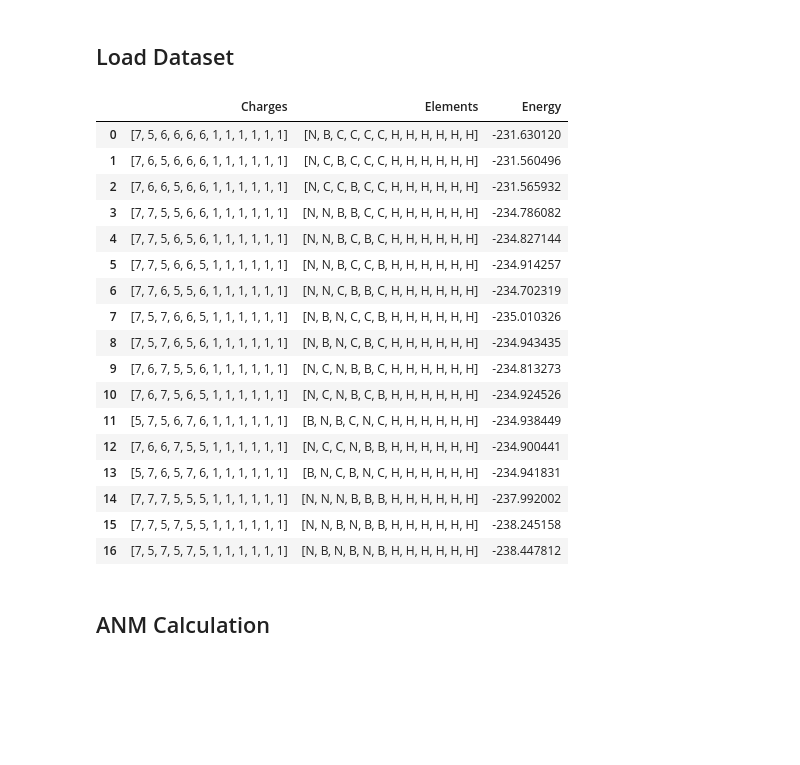
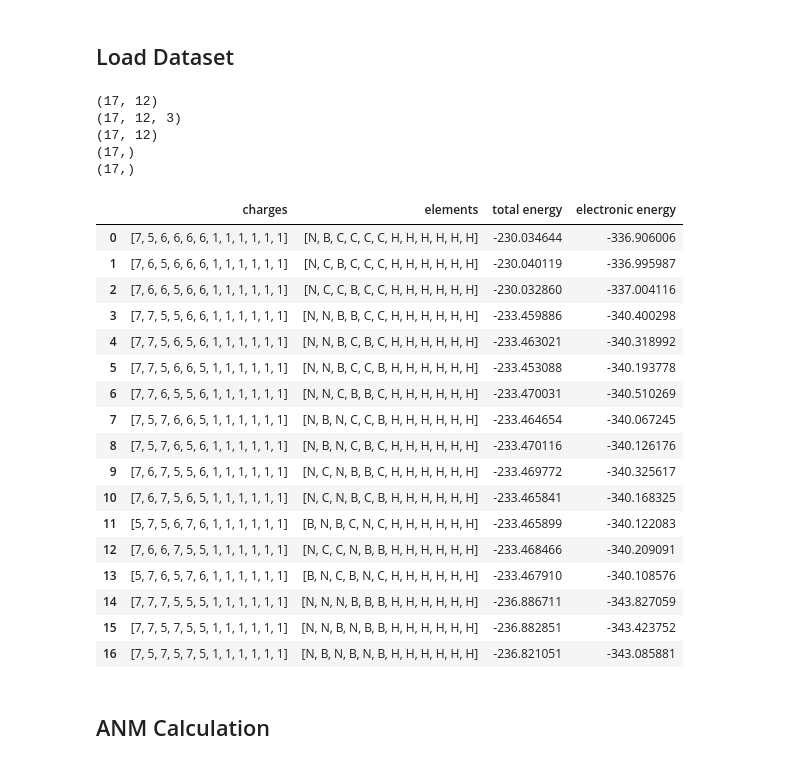
Before and after one commit to GabrielWu2004/Alchemical_Normal_Modes, a Jupyter notebook: ML_with_ANM/ML_code/ML_Benzene.ipynb, the cells around one changed output. Saved outputs shown, nothing was run; the diff lists cells and outputs as text; code cells hidden in the pictures; blank space fills up the shorter version.

```diff
--- a/ML_with_ANM/ML_code/ML_Benzene.ipynb
+++ b/ML_with_ANM/ML_code/ML_Benzene.ipynb
@@ -26,30 +26,53 @@ charges, coords, elements, energies = data['charges'], data['coords'], data['ele
+# %%
+# Load the dataset
+total_energy_data = np.load('../Data/Benzene_BNdoping_PBE0_pcX2_opt.npz', allow_pickle=True)
+electronic_energy_data = np.load('../Data/Benzene_BNdoping_PBE0_pcX2_electronic_opt.npz', allow_pickle=True)
+
+# Unpack the data into numpy arrays
+charges, coords, elements, total_energy, electronic_energy = total_energy_data['charges'], total_energy_data['coords'], total_energy_data['elements'], total_energy_data['energies'], electronic_energy_data['energies']
+# %%
+# Understand the dimension of the data
+
+print(charges.shape) # (17, 12)
+print(coords.shape) # (17, 12, 3)
+print(elements.shape) # (17, 12)
+print(total_energy.shape) # (17,)
+print(electronic_energy.shape) #(17,)
+# %% [output]
+(17, 12)
+(17, 12, 3)
+(17, 12)
+(17,)
+(17,)
 # %%
-columns = ['Charges', 'Elements', 'Energy']
+# Creating pandas dataframe for the data
+
+columns = ['charges', 'elements', 'total energy', 'electronic energy']
 benzene_data = pd.DataFrame(columns=columns)
 
-# print(benzene_data)
-benzene_data['Charges'] = charges.tolist()
-benzene_data['Elements'] = elements.tolist()
-benzene_data['Energy'] = energies.tolist()
+benzene_data['charges'] = charges.tolist()
+benzene_data['elements'] = elements.tolist()
+benzene_data['total energy'] = total_energy.tolist()
+benzene_data['electronic energy'] = electronic_energy.tolist()
 display(benzene_data)
 # %% [output]
-|  | Charges | Elements | Energy |
-| 0 | [7, 5, 6, 6, 6, 6, 1, 1, 1, 1, 1, 1] | [N, B, C, C, C, C, H, H, H, H, H, H] | -231.630120 |
-| 1 | [7, 6, 5, 6, 6, 6, 1, 1, 1, 1, 1, 1] | [N, C, B, C, C, C, H, H, H, H, H, H] | -231.560496 |
-| 2 | [7, 6, 6, 5, 6, 6, 1, 1, 1, 1, 1, 1] | [N, C, C, B, C, C, H, H, H, H, H, H] | -231.565932 |
-| 3 | [7, 7, 5, 5, 6, 6, 1, 1, 1, 1, 1, 1] | [N, N, B, B, C, C, H, H, H, H, H, H] | -234.786082 |
-| 4 | [7, 7, 5, 6, 5, 6, 1, 1, 1, 1, 1, 1] | [N, N, B, C, B, C, H, H, H, H, H, H] | -234.827144 |
-| 5 | [7, 7, 5, 6, 6, 5, 1, 1, 1, 1, 1, 1] | [N, N, B, C, C, B, H, H, H, H, H, H] | -234.914257 |
-| 6 | [7, 7, 6, 5, 5, 6, 1, 1, 1, 1, 1, 1] | [N, N, C, B, B, C, H, H, H, H, H, H] | -234.702319 |
-| 7 | [7, 5, 7, 6, 6, 5, 1, 1, 1, 1, 1, 1] | [N, B, N, C, C, B, H, H, H, H, H, H] | -235.010326 |
-| 8 | [7, 5, 7, 6, 5, 6, 1, 1, 1, 1, 1, 1] | [N, B, N, C, B, C, H, H, H, H, H, H] | -234.943435 |
-| 9 | [7, 6, 7, 5, 5, 6, 1, 1, 1, 1, 1, 1] | [N, C, N, B, B, C, H, H, H, H, H, H] | -234.813273 |
-| 10 | [7, 6, 7, 5, 6, 5, 1, 1, 1, 1, 1, 1] | [N, C, N, B, C, B, H, H, H, H, H, H] | -234.924526 |
-| 11 | [5, 7, 5, 6, 7, 6, 1, 1, 1, 1, 1, 1] | [B, N, B, C, N, C, H, H, H, H, H, H] | -234.938449 |
-| 12 | [7, 6, 6, 7, 5, 5, 1, 1, 1, 1, 1, 1] | [N, C, C, N, B, B, H, H, H, H, H, H] | -234.900441 |
-| 13 | [5, 7, 6, 5, 7, 6, 1, 1, 1, 1, 1, 1] | [B, N, C, B, N, C, H, H, H, H, H, H] | -234.941831 |
-| 14 | [7, 7, 7, 5, 5, 5, 1, 1, 1, 1, 1, 1] | [N, N, N, B, B, B, H, H, H, H, H, H] | -237.992002 |
-| 15 | [7, 7, 5, 7, 5, 5, 1, 1, 1, 1, 1, 1] | [N, N, B, N, B, B, H, H, H, H, H, H] | -238.245158 |
-| 16 | [7, 5, 7, 5, 7, 5, 1, 1, 1, 1, 1, 1] | [N, B, N, B, N, B, H, H, H, H, H, H] | -238.447812 |
+|  | charges | elements | total energy | electronic energy |
+| 0 | [7, 5, 6, 6, 6, 6, 1, 1, 1, 1, 1, 1] | [N, B, C, C, C, C, H, H, H, H, H, H] | -230.034644 | -336.906006 |
+| 1 | [7, 6, 5, 6, 6, 6, 1, 1, 1, 1, 1, 1] | [N, C, B, C, C, C, H, H, H, H, H, H] | -230.040119 | -336.995987 |
+| 2 | [7, 6, 6, 5, 6, 6, 1, 1, 1, 1, 1, 1] | [N, C, C, B, C, C, H, H, H, H, H, H] | -230.032860 | -337.004116 |
+| 3 | [7, 7, 5, 5, 6, 6, 1, 1, 1, 1, 1, 1] | [N, N, B, B, C, C, H, H, H, H, H, H] | -233.459886 | -340.400298 |
+| 4 | [7, 7, 5, 6, 5, 6, 1, 1, 1, 1, 1, 1] | [N, N, B, C, B, C, H, H, H, H, H, H] | -233.463021 | -340.318992 |
+| 5 | [7, 7, 5, 6, 6, 5, 1, 1, 1, 1, 1, 1] | [N, N, B, C, C, B, H, H, H, H, H, H] | -233.453088 | -340.193778 |
+| 6 | [7, 7, 6, 5, 5, 6, 1, 1, 1, 1, 1, 1] | [N, N, C, B, B, C, H, H, H, H, H, H] | -233.470031 | -340.510269 |
+| 7 | [7, 5, 7, 6, 6, 5, 1, 1, 1, 1, 1, 1] | [N, B, N, C, C, B, H, H, H, H, H, H] | -233.464654 | -340.067245 |
+| 8 | [7, 5, 7, 6, 5, 6, 1, 1, 1, 1, 1, 1] | [N, B, N, C, B, C, H, H, H, H, H, H] | -233.470116 | -340.126176 |
+| 9 | [7, 6, 7, 5, 5, 6, 1, 1, 1, 1, 1, 1] | [N, C, N, B, B, C, H, H, H, H, H, H] | -233.469772 | -340.325617 |
+| 10 | [7, 6, 7, 5, 6, 5, 1, 1, 1, 1, 1, 1] | [N, C, N, B, C, B, H, H, H, H, H, H] | -233.465841 | -340.168325 |
+| 11 | [5, 7, 5, 6, 7, 6, 1, 1, 1, 1, 1, 1] | [B, N, B, C, N, C, H, H, H, H, H, H] | -233.465899 | -340.122083 |
+| 12 | [7, 6, 6, 7, 5, 5, 1, 1, 1, 1, 1, 1] | [N, C, C, N, B, B, H, H, H, H, H, H] | -233.468466 | -340.209091 |
+| 13 | [5, 7, 6, 5, 7, 6, 1, 1, 1, 1, 1, 1] | [B, N, C, B, N, C, H, H, H, H, H, H] | -233.467910 | -340.108576 |
+| 14 | [7, 7, 7, 5, 5, 5, 1, 1, 1, 1, 1, 1] | [N, N, N, B, B, B, H, H, H, H, H, H] | -236.886711 | -343.827059 |
+| 15 | [7, 7, 5, 7, 5, 5, 1, 1, 1, 1, 1, 1] | [N, N, B, N, B, B, H, H, H, H, H, H] | -236.882851 | -343.423752 |
+| 16 | [7, 5, 7, 5, 7, 5, 1, 1, 1, 1, 1, 1] | [N, B, N, B, N, B, H, H, H, H, H, H] | -236.821051 | -343.085881 |
 # %% [markdown]
 ## ANM Calculation ##
```
Also changed, not shown: parts of 48 cells of this notebook, 3 other files.
